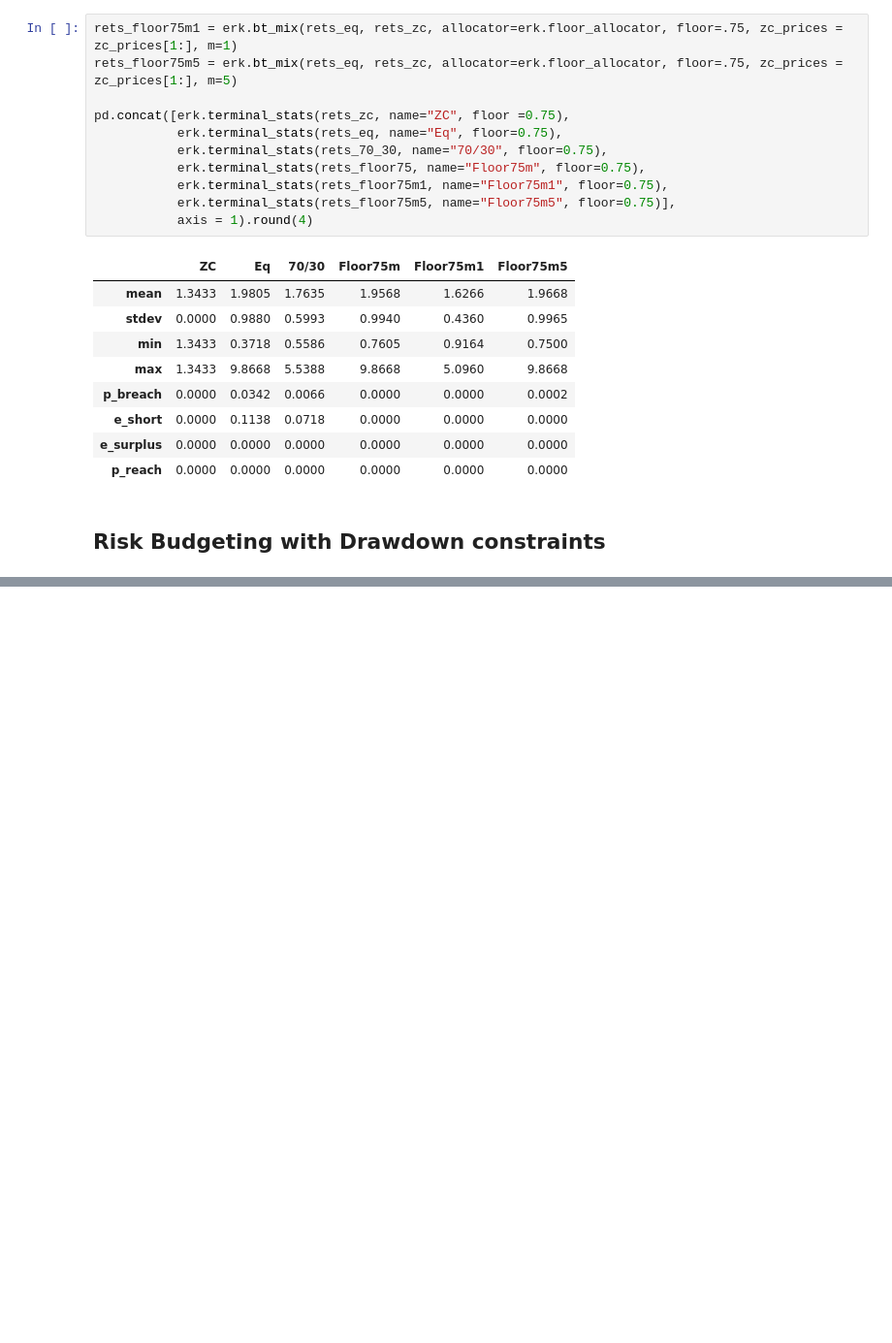
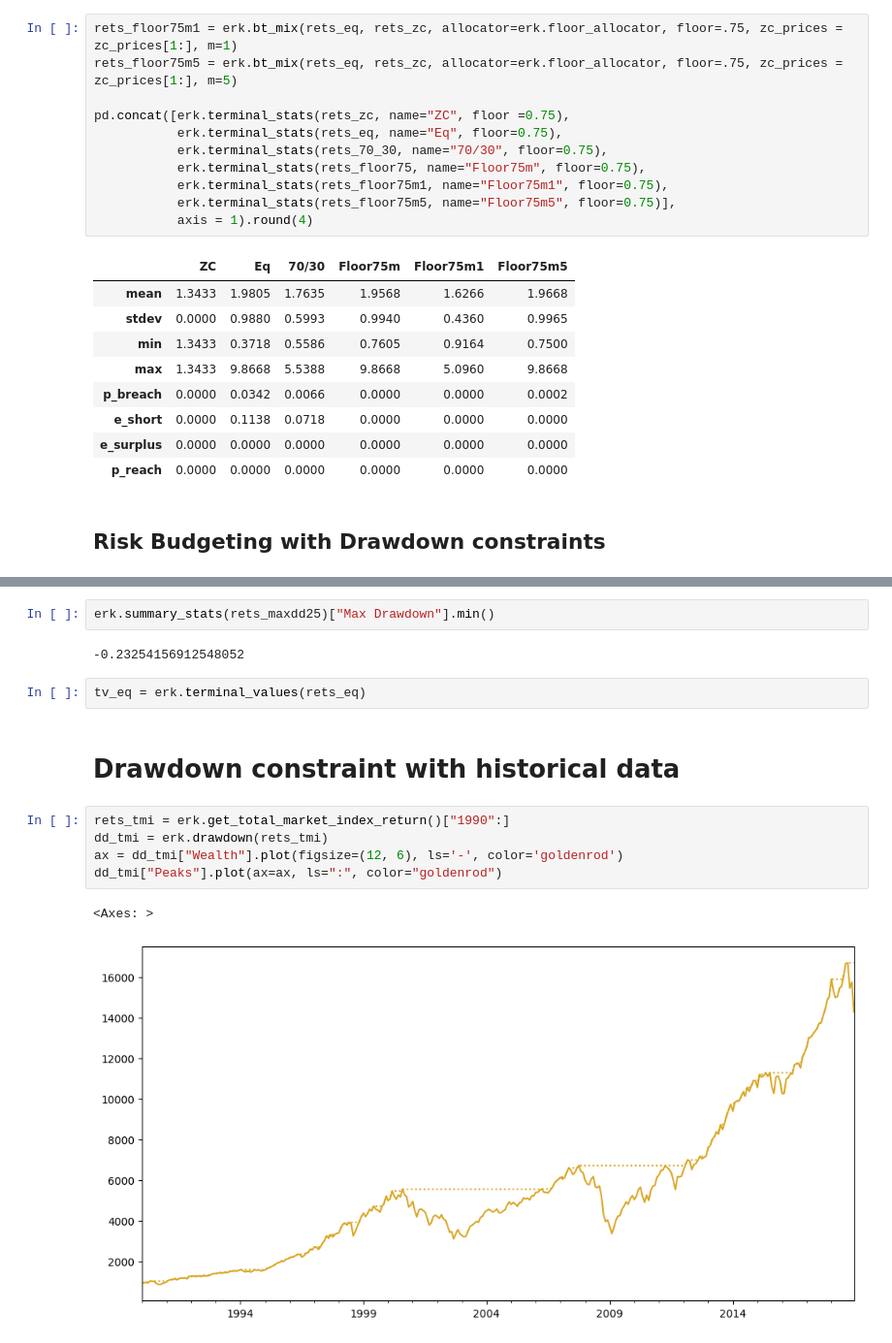
Before and after one commit to whiplash9102/portfolio-construction, a Jupyter notebook: 21_Dynamic_Risk_Budgeting.ipynb, the cells around one changed output, grey strips where cells are left out. Shown at 97% size. Saved outputs shown, nothing was run; the diff lists cells and outputs as text; blank space fills up the shorter version.

```diff
--- a/21_Dynamic_Risk_Budgeting.ipynb
+++ b/21_Dynamic_Risk_Budgeting.ipynb
@@ -80,0 +99,16 @@ tv_maxdd25 = erk.terminal_stats(rets_maxdd25)
+# %%
+erk.summary_stats(rets_maxdd25)["Max Drawdown"].min()
+# %% [output]
+-0.23254156912548052
+# %%
+tv_eq = erk.terminal_values(rets_eq)
+# %% [markdown]
+# Drawdown constraint with historical data
+# %%
+rets_tmi = erk.get_total_market_index_return()["1990":]
+dd_tmi = erk.drawdown(rets_tmi)
+ax = dd_tmi["Wealth"].plot(figsize=(12, 6), ls='-', color='goldenrod')
+dd_tmi["Peaks"].plot(ax=ax, ls=":", color="goldenrod")
+# %% [output]
+<Axes: >
+[figure, added]
```
Also changed, not shown: parts of 4 cells of this notebook, 4 other files.
